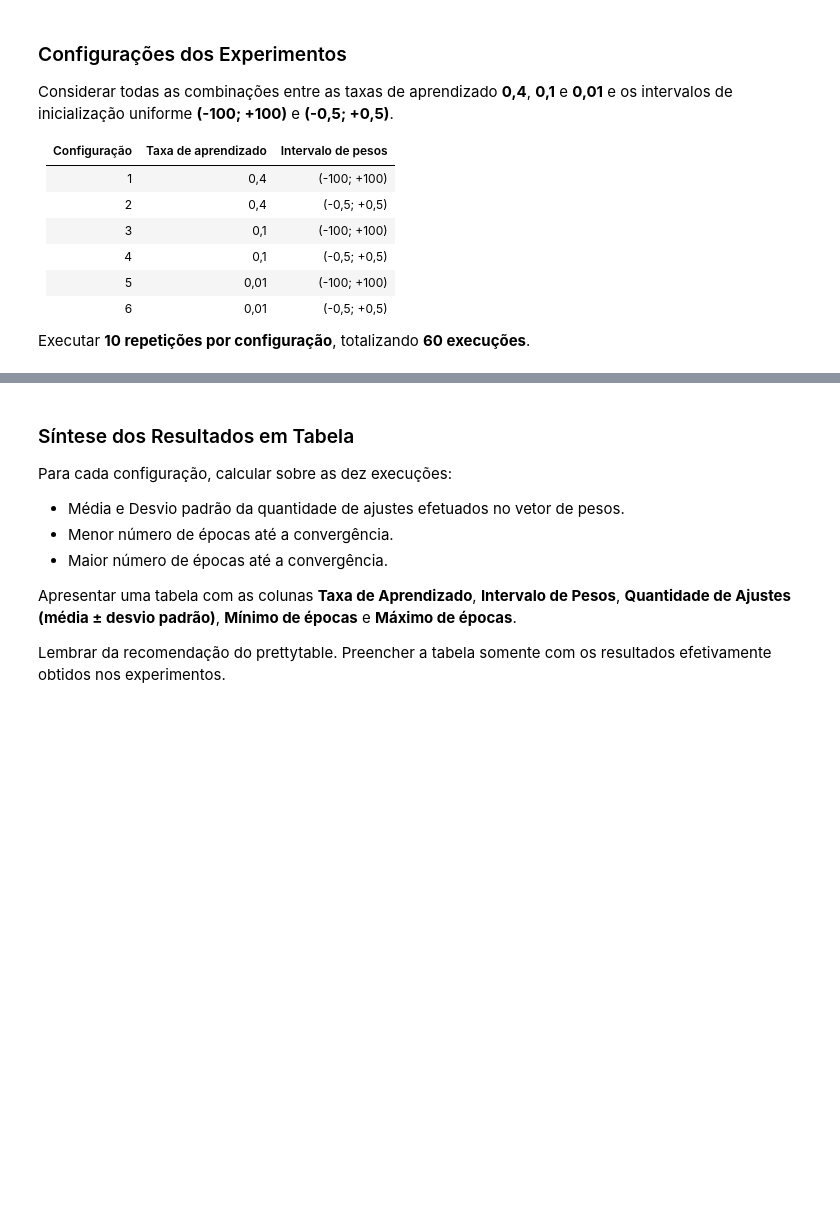
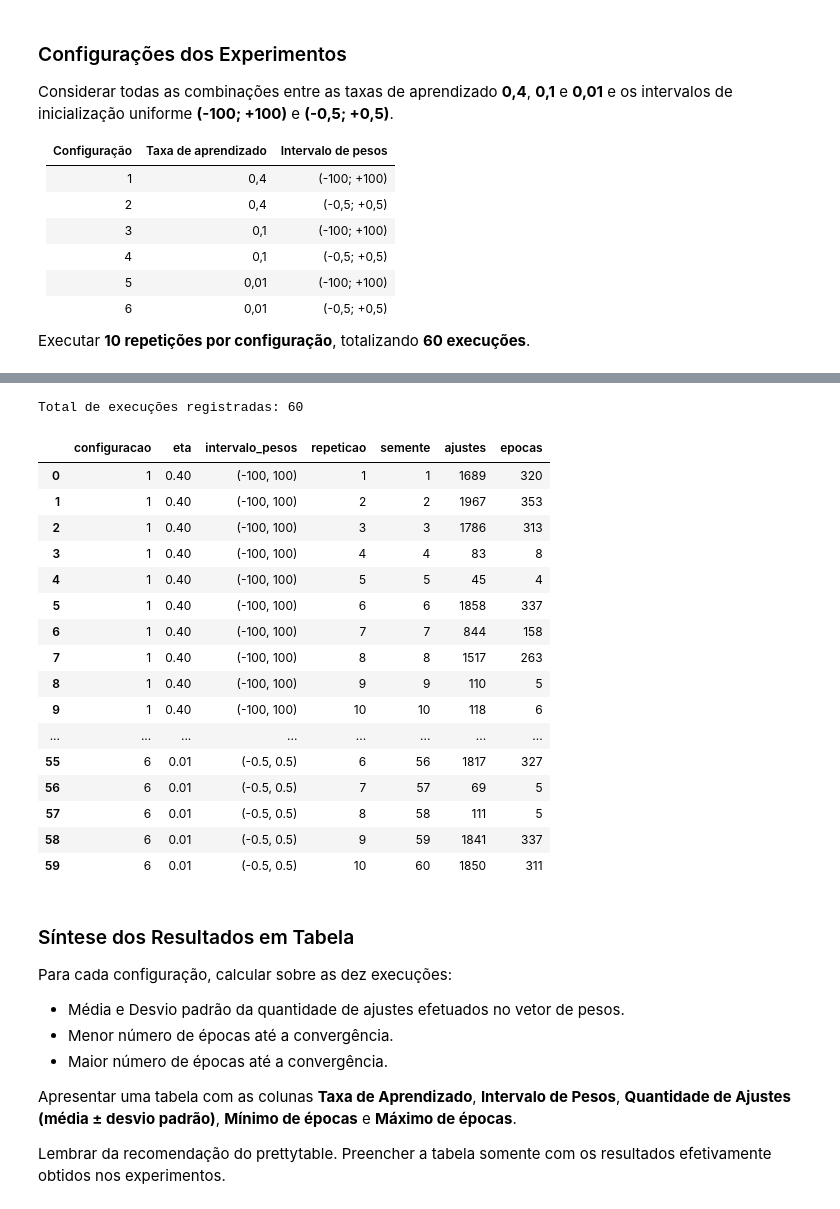
Before and after one commit to bernardo-gontijo/Projeto-Pratico-2.1, a Jupyter notebook: BERNARDO_GONTIJO_FERNANDES_e_MATEUS_CABRAL_PINHEIRO_RNA_2026.2_PP2.1.ipynb, the cells around one changed output, grey strips where cells are left out. Cells and saved outputs as stored; diff of their text form; code cells hidden in the pictures; blank space fills up the shorter version.

```diff
--- a/BERNARDO_GONTIJO_FERNANDES_e_MATEUS_CABRAL_PINHEIRO_RNA_2026.2_PP2.1.ipynb
+++ b/BERNARDO_GONTIJO_FERNANDES_e_MATEUS_CABRAL_PINHEIRO_RNA_2026.2_PP2.1.ipynb
@@ -191,6 +191,14 @@ class Perceptron:
 
             self.epocas_ += 1
 
+            if self.epocas_ % 1000 == 0:
+                print(
+                    f"Época {self.epocas_} | "
+                    f"Ajustes nesta época: {ajustes_epoca} | "
+                    f"Total de ajustes: {self.ajustes_}",
+                    flush=True
+                )
+
             # Sem limite definido, treina até uma época sem erros.
             if self.n_epocas is None and ajustes_epoca == 0:
                 break
@@ -269,3 +280,23 @@ Reutilizar o algoritmo construído na Parte I e utilizar o arquivo correspondent
 ### Abertura do Dataset: `dados\data120262.txt`
 
 - Carregar os exemplos e conferir as dimensões e os rótulos.
+# %%
+dados1_originais = np.load("dados/data120262.txt", allow_pickle=False)
+print("Dimensões originais:", dados1_originais.shape)
+
+dados1 = dados1_originais.squeeze(axis=1) # Tirar a dimensão intermediaria "1" e separar entradas e rótulos
+
+# Colocar para DataFrame
+
+df1 = pd.DataFrame(dados1, columns=["x1", "x2", "yd"])
+df1["yd"] = df1["yd"].astype(int) # Colocando os rótulos para int
+
+# Nomeando os dados para o treinamento
+
+X_1 = df1[["x1", "x2"]].to_numpy(dtype=float)
+y_1 = df1["yd"].to_numpy(dtype=int)
+
+display(df1.head())
+
+print("Quantidade de exemplos por classe:") # Observar a distribuição
+print(df1["yd"].value_counts().sort_index())
@@ -294,3 +403,27 @@ Executar **10 repetições por configuração**, totalizando **60 execuções**.
+# %%
+resultados = pd.DataFrame(registros)
+
+print(f"\nTotal de execuções registradas: {len(resultados)}")
+display(resultados)
+# %% [output]
+Total de execuções registradas: 60
+|  | configuracao | eta | intervalo_pesos | repeticao | semente | ajustes | epocas |
+| 0 | 1 | 0.40 | (-100, 100) | 1 | 1 | 1689 | 320 |
+| 1 | 1 | 0.40 | (-100, 100) | 2 | 2 | 1967 | 353 |
+| 2 | 1 | 0.40 | (-100, 100) | 3 | 3 | 1786 | 313 |
+| 3 | 1 | 0.40 | (-100, 100) | 4 | 4 | 83 | 8 |
+| 4 | 1 | 0.40 | (-100, 100) | 5 | 5 | 45 | 4 |
+| 5 | 1 | 0.40 | (-100, 100) | 6 | 6 | 1858 | 337 |
+| 6 | 1 | 0.40 | (-100, 100) | 7 | 7 | 844 | 158 |
+| 7 | 1 | 0.40 | (-100, 100) | 8 | 8 | 1517 | 263 |
+| 8 | 1 | 0.40 | (-100, 100) | 9 | 9 | 110 | 5 |
+| 9 | 1 | 0.40 | (-100, 100) | 10 | 10 | 118 | 6 |
+| ... | ... | ... | ... | ... | ... | ... | ... |
+| 55 | 6 | 0.01 | (-0.5, 0.5) | 6 | 56 | 1817 | 327 |
+| 56 | 6 | 0.01 | (-0.5, 0.5) | 7 | 57 | 69 | 5 |
+| 57 | 6 | 0.01 | (-0.5, 0.5) | 8 | 58 | 111 | 5 |
+| 58 | 6 | 0.01 | (-0.5, 0.5) | 9 | 59 | 1841 | 337 |
+| 59 | 6 | 0.01 | (-0.5, 0.5) | 10 | 60 | 1850 | 311 |
 # %% [markdown]
 ### Síntese dos Resultados em Tabela
 
```
Also changed, not shown: parts of 6 cells of this notebook.
